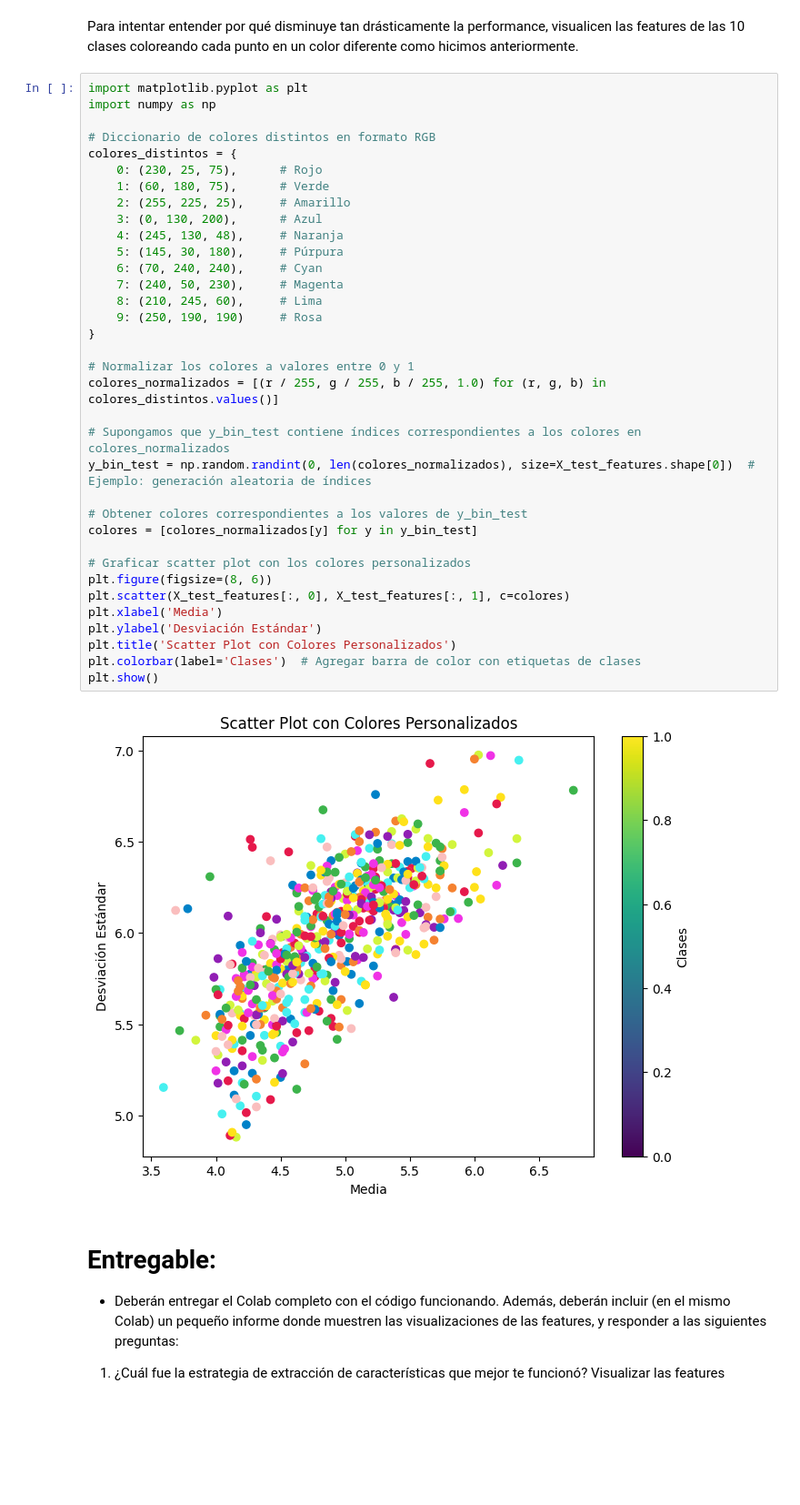
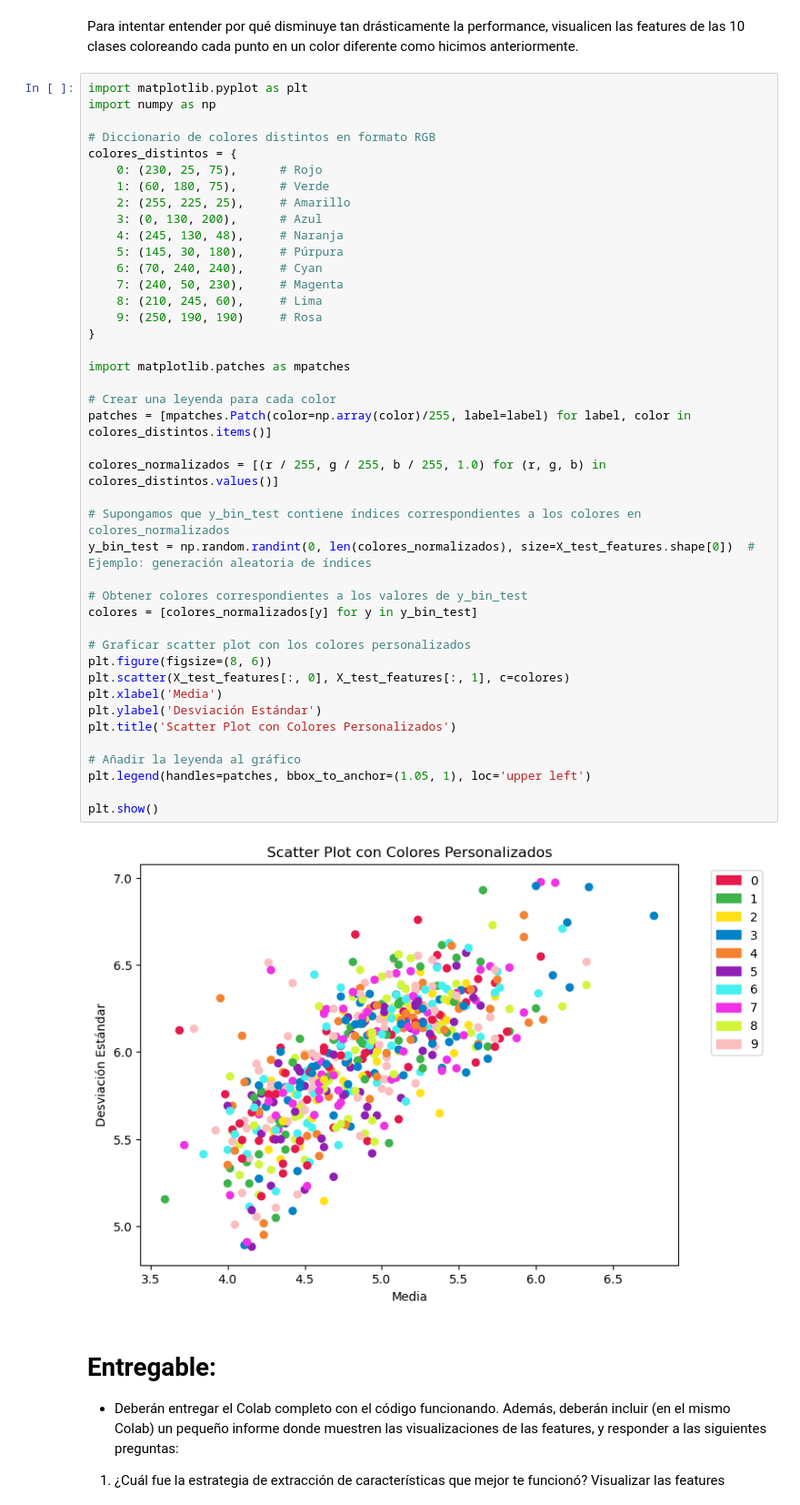
Before and after one commit to luzmontserrat/deep-learning, a Jupyter notebook: Practica 1 - Estudiantes.ipynb, the cells around one changed output. Shown at 91% size. Drawn from its saved outputs; the diff is of its cells as text; blank space fills up the shorter version.

Commit message:
Termiamos entregable 1

```diff
--- a/Practica 1 - Estudiantes.ipynb
+++ b/Practica 1 - Estudiantes.ipynb
@@ -248,36 +254,43 @@ import numpy as np
 # Diccionario de colores distintos en formato RGB
 colores_distintos = {
     0: (230, 25, 75),      # Rojo
     1: (60, 180, 75),      # Verde
     2: (255, 225, 25),     # Amarillo
     3: (0, 130, 200),      # Azul
     4: (245, 130, 48),     # Naranja
     5: (145, 30, 180),     # Púrpura
     6: (70, 240, 240),     # Cyan
     7: (240, 50, 230),     # Magenta
     8: (210, 245, 60),     # Lima
     9: (250, 190, 190)     # Rosa
 }
 
-# Normalizar los colores a valores entre 0 y 1
+import matplotlib.patches as mpatches
+
+# Crear una leyenda para cada color
+patches = [mpatches.Patch(color=np.array(color)/255, label=label) for label, color in colores_distintos.items()]
+
 colores_normalizados = [(r / 255, g / 255, b / 255, 1.0) for (r, g, b) in colores_distintos.values()]
 
 # Supongamos que y_bin_test contiene índices correspondientes a los colores en colores_normalizados
 y_bin_test = np.random.randint(0, len(colores_normalizados), size=X_test_features.shape[0])  # Ejemplo: generación aleatoria de índices
 
 # Obtener colores correspondientes a los valores de y_bin_test
 colores = [colores_normalizados[y] for y in y_bin_test]
 
 # Graficar scatter plot con los colores personalizados
 plt.figure(figsize=(8, 6))
 plt.scatter(X_test_features[:, 0], X_test_features[:, 1], c=colores)
 plt.xlabel('Media')
 plt.ylabel('Desviación Estándar')
 plt.title('Scatter Plot con Colores Personalizados')
-plt.colorbar(label='Clases')  # Agregar barra de color con etiquetas de clases
+
+# Añadir la leyenda al gráfico
+plt.legend(handles=patches, bbox_to_anchor=(1.05, 1), loc='upper left')
+
 plt.show()
 # %% [output]
-[figure, old version]
+[figure, new version]
 # %% [markdown]
 # Entregable:
 * Deberán entregar el Colab completo con el código funcionando. Además, deberán incluir (en el mismo Colab) un pequeño informe donde muestren las visualizaciones de las features, y responder a las siguientes preguntas:
```
Also changed, not shown: parts of 5 cells of this notebook.
